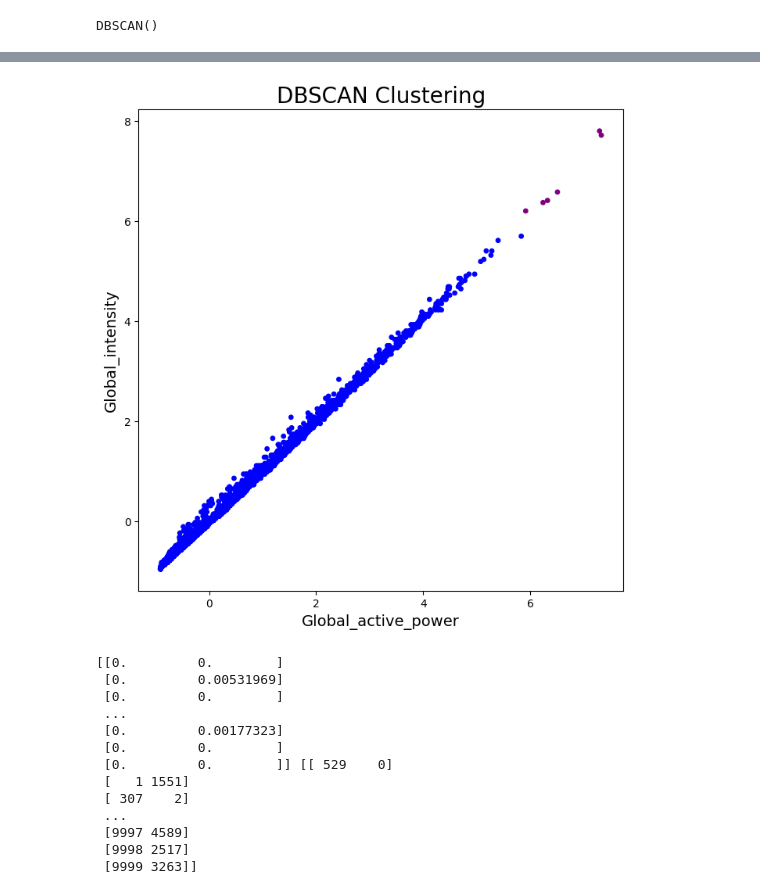
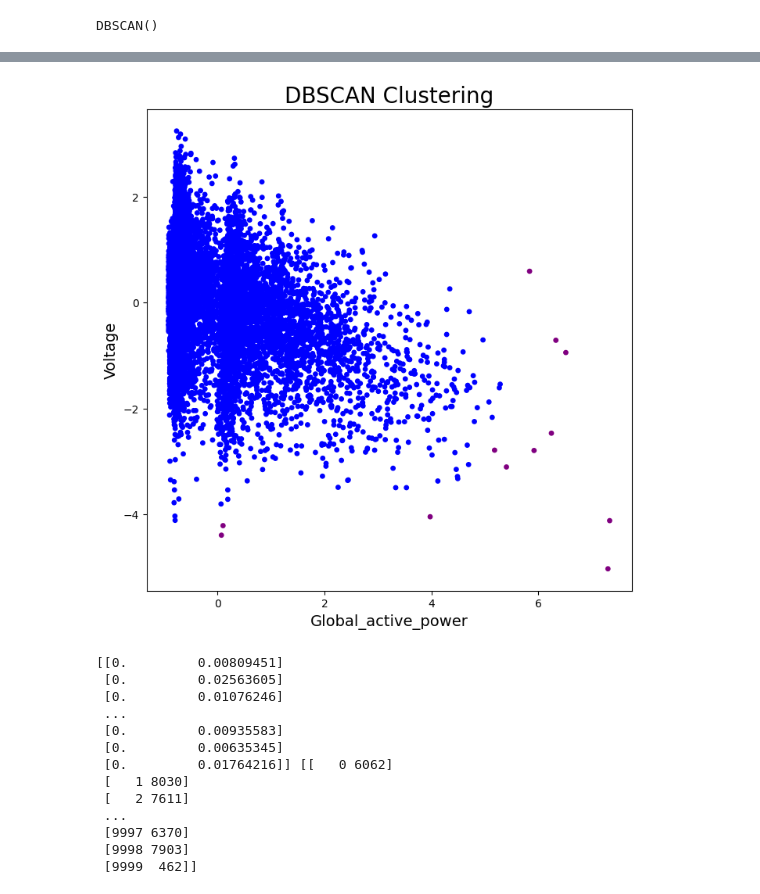
Before and after one commit to Enkhbayasgalan97/CA1-2026163, a Jupyter notebook: CA1.ipynb, the cells around one changed output, grey strips where cells are left out. Cells and saved outputs as stored; diff of their text form; code cells hidden in the pictures.

Commit message:
Changed y labelon the BDSCAN models

```diff
--- a/CA1.ipynb
+++ b/CA1.ipynb
@@ -433,7 +433,7 @@ DBSCAN
 from sklearn.cluster import DBSCAN
 dbscan = DBSCAN(eps=0.5)
 df_sampled=df.sample(n=10000, random_state=42)
-dbscan.fit(df_sampled[['Global_active_power', 'Global_intensity']])
+dbscan.fit(df_sampled[['Global_active_power', 'Voltage']])
 # %% [output]
 DBSCAN()
 # %%
@@ -449,36 +449,36 @@ df_sampled.head()
 # %%
 import matplotlib.pyplot as plt
 import matplotlib
 colors = ['purple','red','blue']
 plt.figure(figsize = (8, 8))
-plt.scatter(df_sampled["Global_active_power"], df_sampled['Global_intensity'], c = df_sampled['DBSCAN_labels'], cmap = matplotlib.colors.ListedColormap(colors), s = 15)
+plt.scatter(df_sampled["Global_active_power"], df_sampled['Voltage'], c = df_sampled['DBSCAN_labels'], cmap = matplotlib.colors.ListedColormap(colors), s = 15)
 plt.title('DBSCAN Clustering',fontsize = 20)
 plt.xlabel('Global_active_power', fontsize = 14)
-plt.ylabel('Global_intensity', fontsize = 14)
+plt.ylabel('Voltage', fontsize = 14)
 plt.show()
 # %% [output]
-[figure, old version]
+[figure, new version]
 # %%
 from sklearn.neighbors import NearestNeighbors
 
 neigh = NearestNeighbors(n_neighbors = 2)
-nbrs = neigh.fit(df_sampled[["Global_active_power", "Global_intensity"]])
-distances, indices = nbrs.kneighbors(df_sampled[["Global_active_power", "Global_intensity"]])
+nbrs = neigh.fit(df_sampled[["Global_active_power", "Voltage"]])
+distances, indices = nbrs.kneighbors(df_sampled[["Global_active_power", "Voltage"]])
 print(distances, indices)
 # %% [output]
-[[0.         0.        ]
- [0.         0.00531969]
- [0.         0.        ]
+[[0.         0.00809451]
+ [0.         0.02563605]
+ [0.         0.01076246]
  ...
- [0.         0.00177323]
- [0.         0.        ]
- [0.         0.        ]] [[ 529    0]
- [   1 1551]
- [ 307    2]
+ [0.         0.00935583]
+ [0.         0.00635345]
+ [0.         0.01764216]] [[   0 6062]
+ [   1 8030]
+ [   2 7611]
  ...
- [9997 4589]
- [9998 2517]
- [9999 3263]]
+ [9997 6370]
+ [9998 7903]
+ [9999  462]]
 # %%
 distances = distances[:, 1]
 plt.figure(figsize = (10, 5))
```
Also changed, not shown: parts of 15 cells of this notebook.
